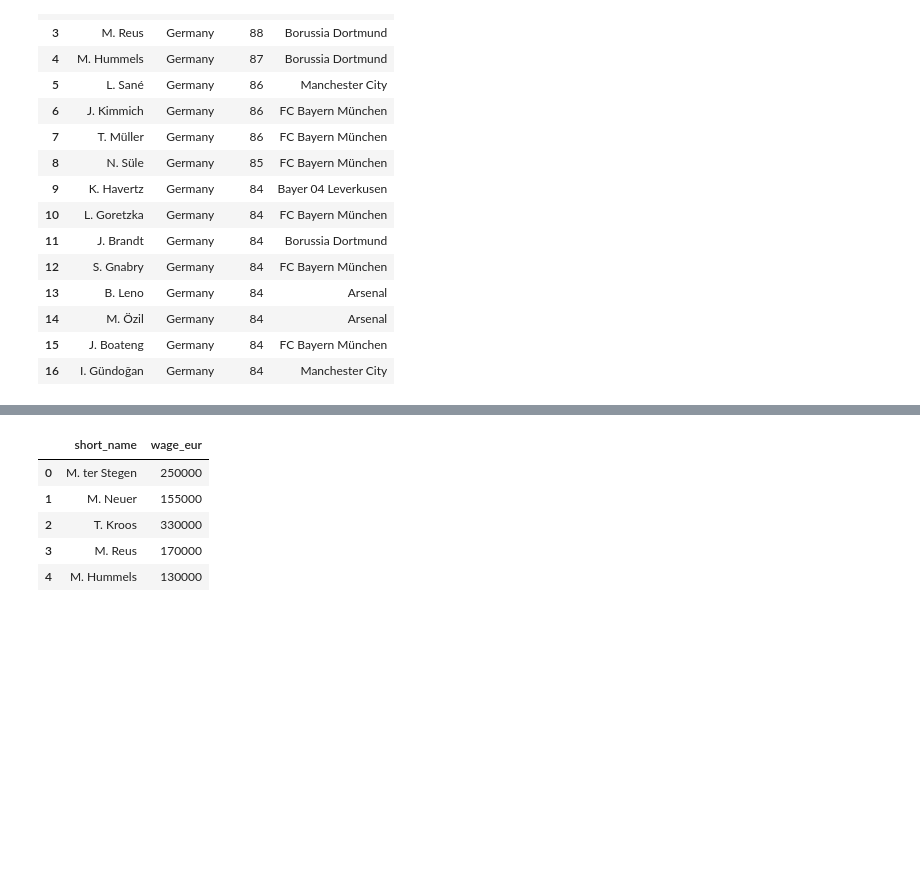
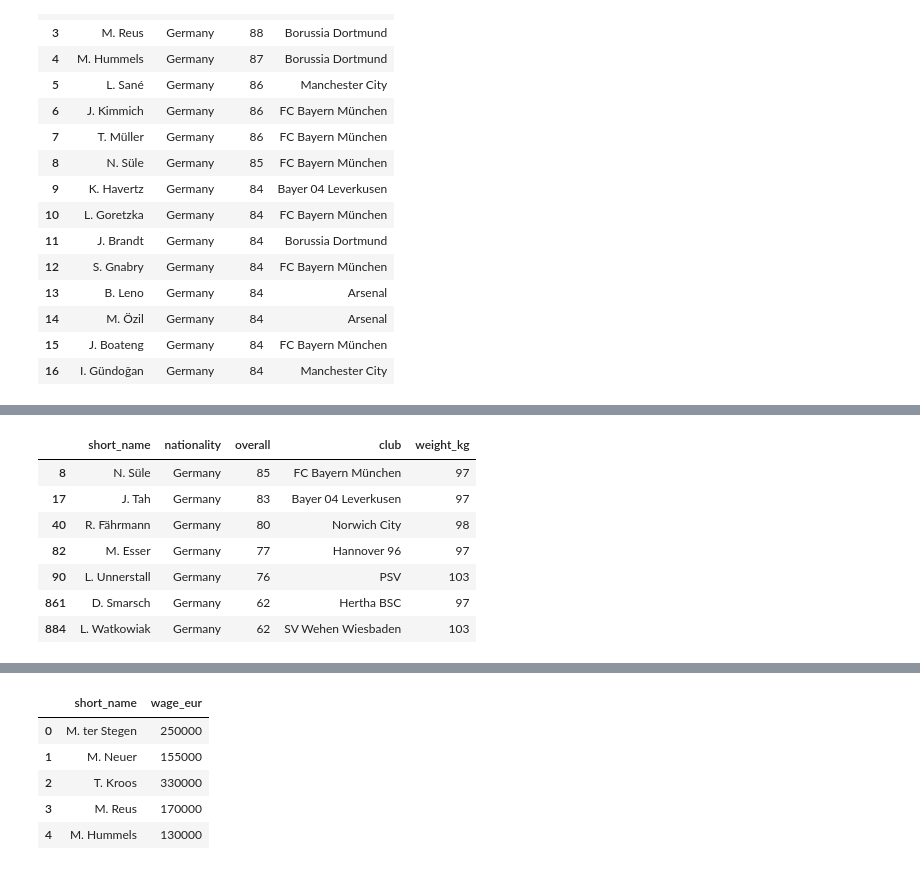
Before and after one commit to AddisonS44/Data-Project-1, a Jupyter notebook: Data Project 1.ipynb, the cells around one changed output, grey strips where cells are left out. Saved outputs shown, nothing was run; the diff lists cells and outputs as text; code cells hidden in the pictures; blank space fills up the shorter version.

```diff
--- a/Data Project 1.ipynb
+++ b/Data Project 1.ipynb
@@ -177,0 +225,12 @@ german_players_df[['short_name', 'nationality', 'overall', 'club']][german_playe
+# %%
+#Display the weight dataframe
+german_top_weight
+# %% [output]
+|  | short_name | nationality | overall | club | weight_kg |
+| 8 | N. Süle | Germany | 85 | FC Bayern München | 97 |
+| 17 | J. Tah | Germany | 83 | Bayer 04 Leverkusen | 97 |
+| 40 | R. Fährmann | Germany | 80 | Norwich City | 98 |
+| 82 | M. Esser | Germany | 77 | Hannover 96 | 97 |
+| 90 | L. Unnerstall | Germany | 76 | PSV | 103 |
+| 861 | D. Smarsch | Germany | 62 | Hertha BSC | 97 |
+| 884 | L. Watkowiak | Germany | 62 | SV Wehen Wiesbaden | 103 |
```
Also changed, not shown: parts of 40 cells of this notebook, 1 other file.
